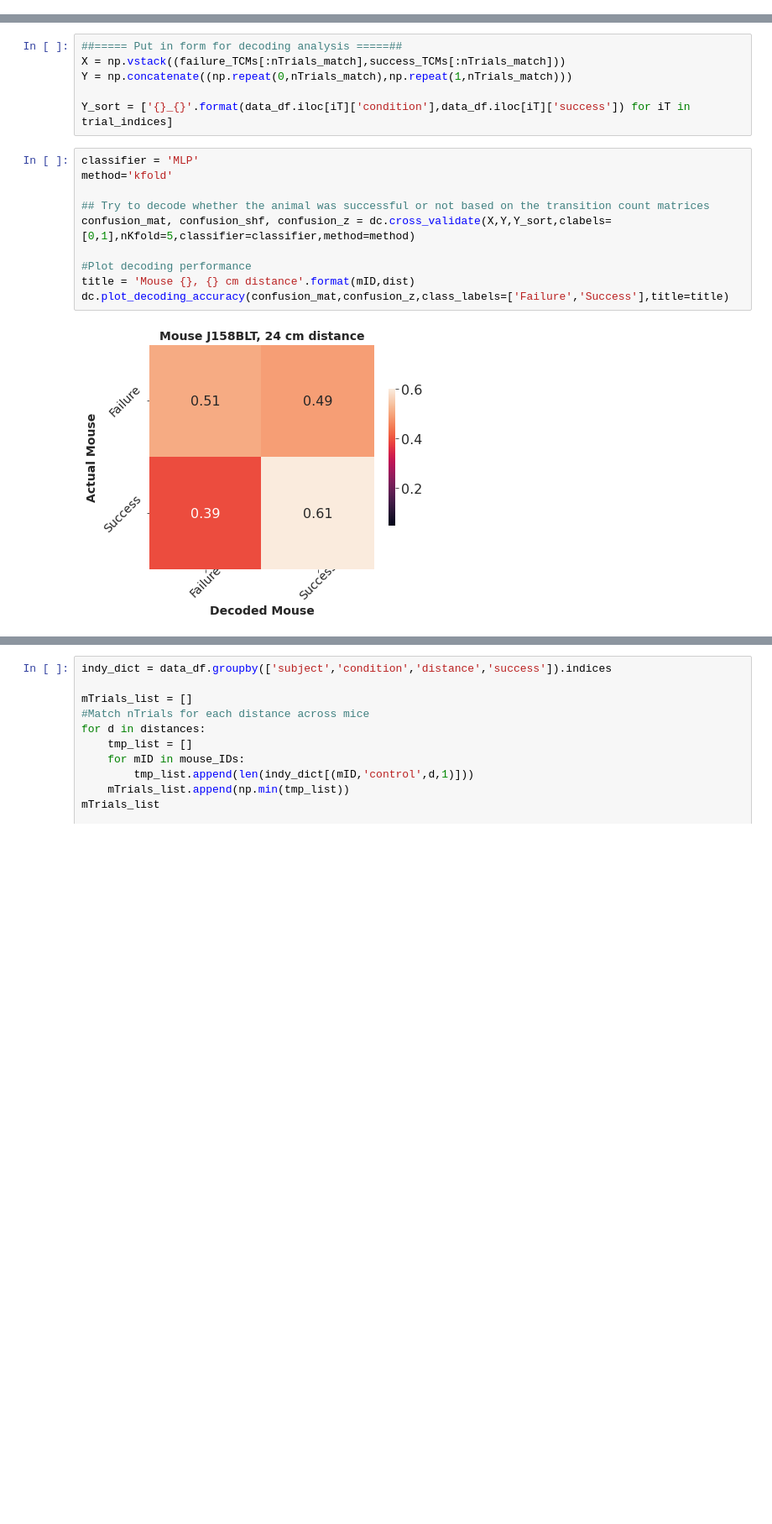
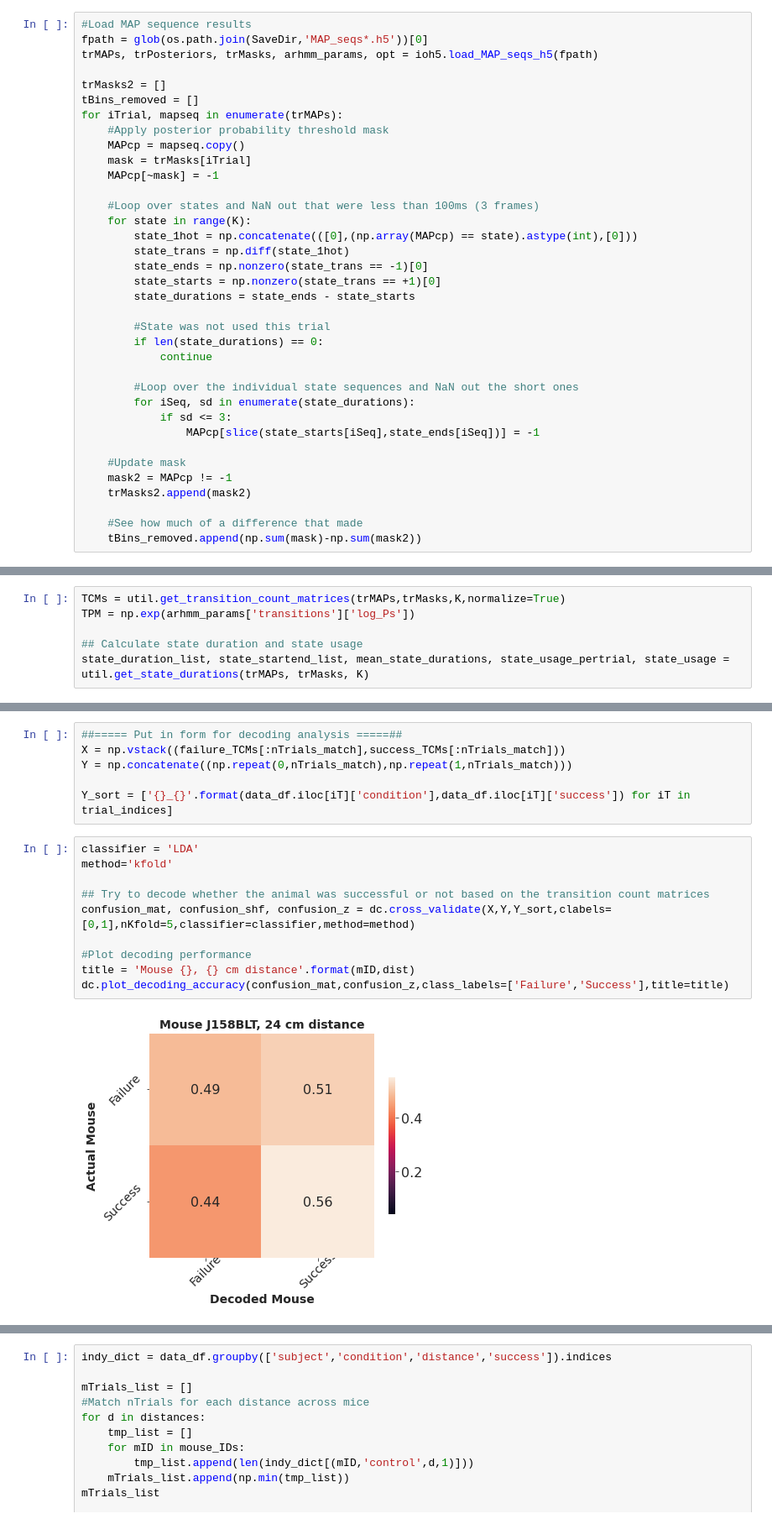
Before and after one commit to davidgwyrick/jumping_behavior, a Jupyter notebook: decoding.ipynb, the cells around one changed output, grey strips where cells are left out. Shown at 84% size. Saved outputs shown, nothing was run; the diff lists cells and outputs as text; blank space fills up the shorter version.

```diff
--- a/decoding.ipynb
+++ b/decoding.ipynb
@@ -59,0 +87,36 @@ TCMs = util.get_transition_count_matrices(trMAPs, trMasks, K)
+# %%
+#Load MAP sequence results
+fpath = glob(os.path.join(SaveDir,'MAP_seqs*.h5'))[0]
+trMAPs, trPosteriors, trMasks, arhmm_params, opt = ioh5.load_MAP_seqs_h5(fpath)
+
+trMasks2 = []
+tBins_removed = []
+for iTrial, mapseq in enumerate(trMAPs):
+    #Apply posterior probability threshold mask
+    MAPcp = mapseq.copy()
+    mask = trMasks[iTrial]
+    MAPcp[~mask] = -1
+
+    #Loop over states and NaN out that were less than 100ms (3 frames)
+    for state in range(K):
+        state_1hot = np.concatenate(([0],(np.array(MAPcp) == state).astype(int),[0]))
+        state_trans = np.diff(state_1hot)
+        state_ends = np.nonzero(state_trans == -1)[0]
+        state_starts = np.nonzero(state_trans == +1)[0]
+        state_durations = state_ends - state_starts
+
+        #State was not used this trial
+        if len(state_durations) == 0:
+            continue
+
+        #Loop over the individual state sequences and NaN out the short ones
+        for iSeq, sd in enumerate(state_durations):
+            if sd <= 3:
+                MAPcp[slice(state_starts[iSeq],state_ends[iSeq])] = -1
+
+    #Update mask
+    mask2 = MAPcp != -1
+    trMasks2.append(mask2)
+
+    #See how much of a difference that made
+    tBins_removed.append(np.sum(mask)-np.sum(mask2))
@@ -59,0 +135,6 @@ TCMs = util.get_transition_count_matrices(trMAPs, trMasks, K)
+# %%
+TCMs = util.get_transition_count_matrices(trMAPs,trMasks,K,normalize=True)
+TPM = np.exp(arhmm_params['transitions']['log_Ps'])
+
+## Calculate state duration and state usage
+state_duration_list, state_startend_list, mean_state_durations, state_usage_pertrial, state_usage = util.get_state_durations(trMAPs, trMasks, K)
@@ -130,17 +215,17 @@ Y = np.concatenate((np.repeat(0,nTrials_match),np.repeat(1,nTrials_match)))
 
 Y_sort = ['{}_{}'.format(data_df.iloc[iT]['condition'],data_df.iloc[iT]['success']) for iT in trial_indices]
 # %%
-classifier = 'MLP'
+classifier = 'LDA'
 method='kfold'
 
 ## Try to decode whether the animal was successful or not based on the transition count matrices
 confusion_mat, confusion_shf, confusion_z = dc.cross_validate(X,Y,Y_sort,clabels=[0,1],nKfold=5,classifier=classifier,method=method)
 
 #Plot decoding performance
 title = 'Mouse {}, {} cm distance'.format(mID,dist)
 dc.plot_decoding_accuracy(confusion_mat,confusion_z,class_labels=['Failure','Success'],title=title)
 # %% [output]
-[figure, old version]
+[figure, new version]
 # %%
 ##Can we decode different distances successfully jumped within the same mouse?
 indy_dict = data_df.groupby(['subject','condition','distance','success']).indices
```
Also changed, not shown: parts of 15 cells of this notebook, 5 other files.
